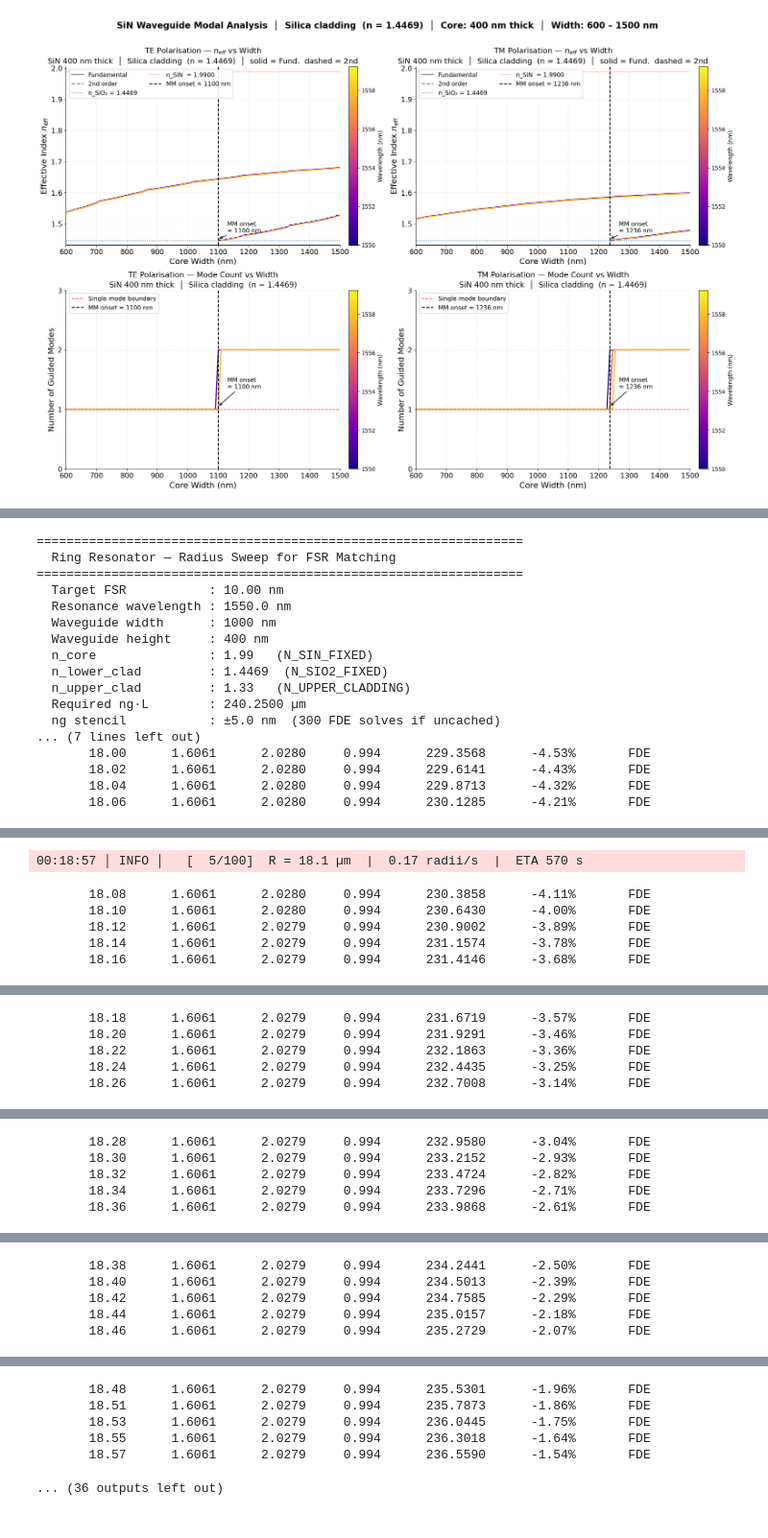
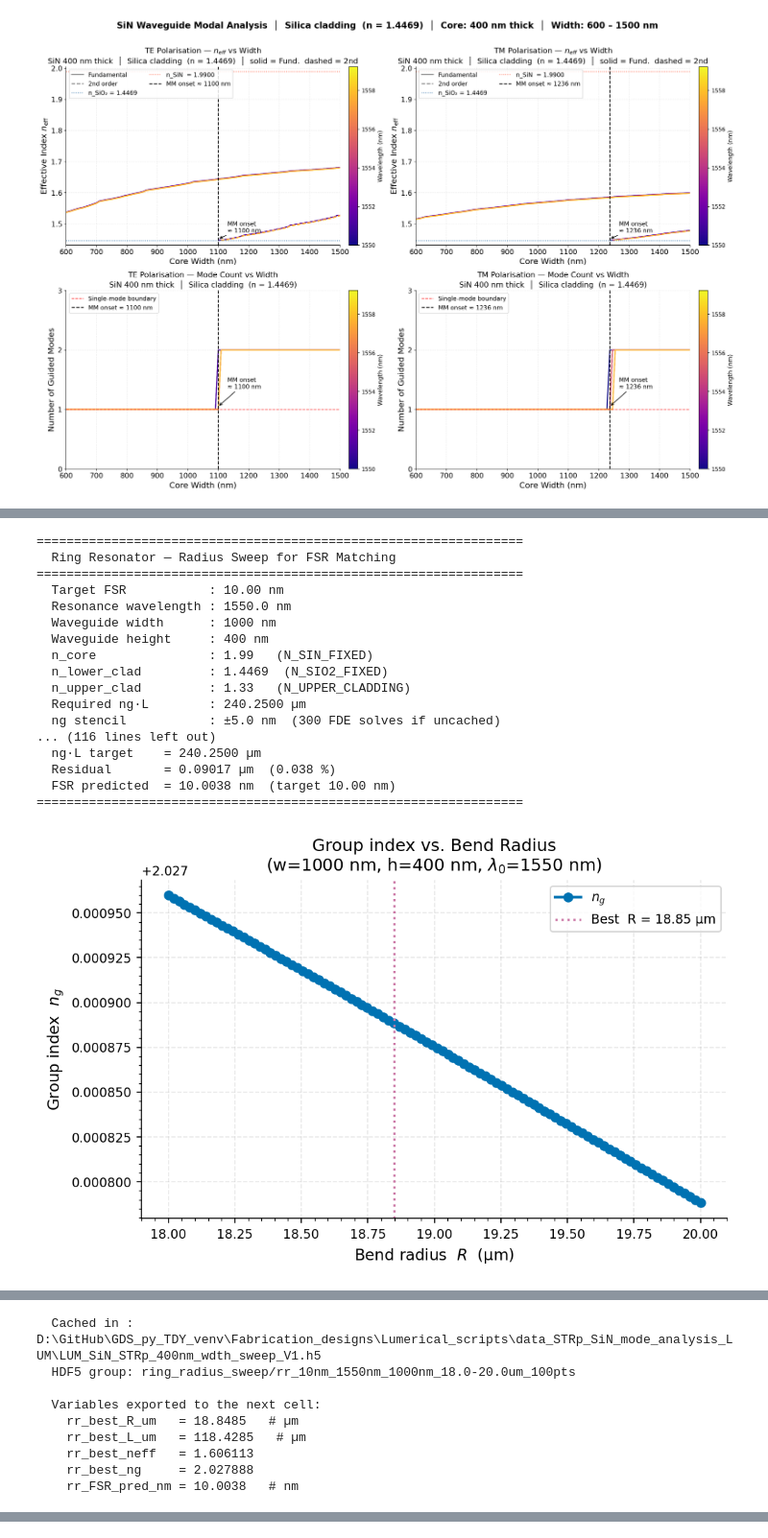
Before and after one commit to Juanes2001/GDS_py_TDY_venv, a Jupyter notebook: Fabrication_designs/Lumerical_scripts/Lumerical_Mode_analysis.ipynb, the cells around one changed output, grey strips where cells are left out. Shown at 96% size. Saved outputs shown, nothing was run; the diff lists cells and outputs as text; code cells hidden in the pictures.

```diff
--- a/Fabrication_designs/Lumerical_scripts/Lumerical_Mode_analysis.ipynb
+++ b/Fabrication_designs/Lumerical_scripts/Lumerical_Mode_analysis.ipynb
@@ -1811,7 +1811,7 @@ def _rr_build_fde(mode, radius_m: float, wavelength_m: float) -> None:
     m.set("mesh cells z",          MESH_CELLS_Z)
     m.set("bent waveguide",        1)
     m.set("bend radius",           radius_m)
-    m.set("bend orientation",      90)
+    m.set("bend orientation",      0)
 
     m.addrect()
     m.set("name",    "RR_bg")
@@ -2133,17 +2135,18 @@ print(f"    rr_FSR_pred_nm = {rr_FSR_pred_nm:.4f}   # nm")
 =================================================================
   Ring Resonator — Radius Sweep for FSR Matching
 =================================================================
   Target FSR           : 10.00 nm
   Resonance wavelength : 1550.0 nm
   Waveguide width      : 1000 nm
   Waveguide height     : 400 nm
   n_core               : 1.99   (N_SIN_FIXED)
   n_lower_clad         : 1.4469  (N_SIO2_FIXED)
   n_upper_clad         : 1.33   (N_UPPER_CLADDING)
   Required ng·L        : 240.2500 µm
   ng stencil           : ±5.0 nm  (300 FDE solves if uncached)
-... (7 lines left out)
-       18.00      1.6061      2.0280     0.994      229.3568      -4.53%       FDE
-       18.02      1.6061      2.0280     0.994      229.6141      -4.43%       FDE
-       18.04      1.6061      2.0280     0.994      229.8713      -4.32%       FDE
-       18.06      1.6061      2.0280     0.994      230.1285      -4.21%       FDE
+... (116 lines left out)
+  ng·L target    = 240.2500 µm
+  Residual       = 0.09017 µm  (0.038 %)
+  FSR predicted  = 10.0038 nm  (target 10.00 nm)
+=================================================================
+[figure, added]
@@ -2150,6 +2155,9 @@ print(f"    rr_FSR_pred_nm = {rr_FSR_pred_nm:.4f}   # nm")
-00:18:57 │ INFO │   [  5/100]  R = 18.1 µm  |  0.17 radii/s  |  ETA 570 s
+  Cached in : D:\GitHub\GDS_py_TDY_venv\Fabrication_designs\Lumerical_scripts\data_STRp_SiN_mode_analysis_LUM\LUM_SiN_STRp_400nm_wdth_sweep_V1.h5
+  HDF5 group: ring_radius_sweep/rr_10nm_1550nm_1000nm_18.0-20.0um_100pts
+
+  Variables exported to the next cell:
+    rr_best_R_um   = 18.8485   # µm
+    rr_best_L_um   = 118.4285   # µm
+    rr_best_neff   = 1.606113
+    rr_best_ng     = 2.027888
+    rr_FSR_pred_nm = 10.0038   # nm
-       18.08      1.6061      2.0280     0.994      230.3858      -4.11%       FDE
-       18.10      1.6061      2.0280     0.994      230.6430      -4.00%       FDE
-       18.12      1.6061      2.0279     0.994      230.9002      -3.89%       FDE
-       18.14      1.6061      2.0279     0.994      231.1574      -3.78%       FDE
-       18.16      1.6061      2.0279     0.994      231.4146      -3.68%       FDE
@@ -2157,5 +2163,0 @@ print(f"    rr_FSR_pred_nm = {rr_FSR_pred_nm:.4f}   # nm")
-       18.18      1.6061      2.0279     0.994      231.6719      -3.57%       FDE
-       18.20      1.6061      2.0279     0.994      231.9291      -3.46%       FDE
-       18.22      1.6061      2.0279     0.994      232.1863      -3.36%       FDE
-       18.24      1.6061      2.0279     0.994      232.4435      -3.25%       FDE
-       18.26      1.6061      2.0279     0.994      232.7008      -3.14%       FDE
@@ -2163,5 +2163,0 @@ print(f"    rr_FSR_pred_nm = {rr_FSR_pred_nm:.4f}   # nm")
-       18.28      1.6061      2.0279     0.994      232.9580      -3.04%       FDE
-       18.30      1.6061      2.0279     0.994      233.2152      -2.93%       FDE
-       18.32      1.6061      2.0279     0.994      233.4724      -2.82%       FDE
-       18.34      1.6061      2.0279     0.994      233.7296      -2.71%       FDE
-       18.36      1.6061      2.0279     0.994      233.9868      -2.61%       FDE
@@ -2169,5 +2163,0 @@ print(f"    rr_FSR_pred_nm = {rr_FSR_pred_nm:.4f}   # nm")
-       18.38      1.6061      2.0279     0.994      234.2441      -2.50%       FDE
-       18.40      1.6061      2.0279     0.994      234.5013      -2.39%       FDE
-       18.42      1.6061      2.0279     0.994      234.7585      -2.29%       FDE
-       18.44      1.6061      2.0279     0.994      235.0157      -2.18%       FDE
-       18.46      1.6061      2.0279     0.994      235.2729      -2.07%       FDE
@@ -2175,6 +2163,0 @@ print(f"    rr_FSR_pred_nm = {rr_FSR_pred_nm:.4f}   # nm")
-       18.48      1.6061      2.0279     0.994      235.5301      -1.96%       FDE
-       18.51      1.6061      2.0279     0.994      235.7873      -1.86%       FDE
-       18.53      1.6061      2.0279     0.994      236.0445      -1.75%       FDE
-       18.55      1.6061      2.0279     0.994      236.3018      -1.64%       FDE
-       18.57      1.6061      2.0279     0.994      236.5590      -1.54%       FDE
-... (36 outputs left out)
```
Also changed, not shown: parts of 5 cells of this notebook.
